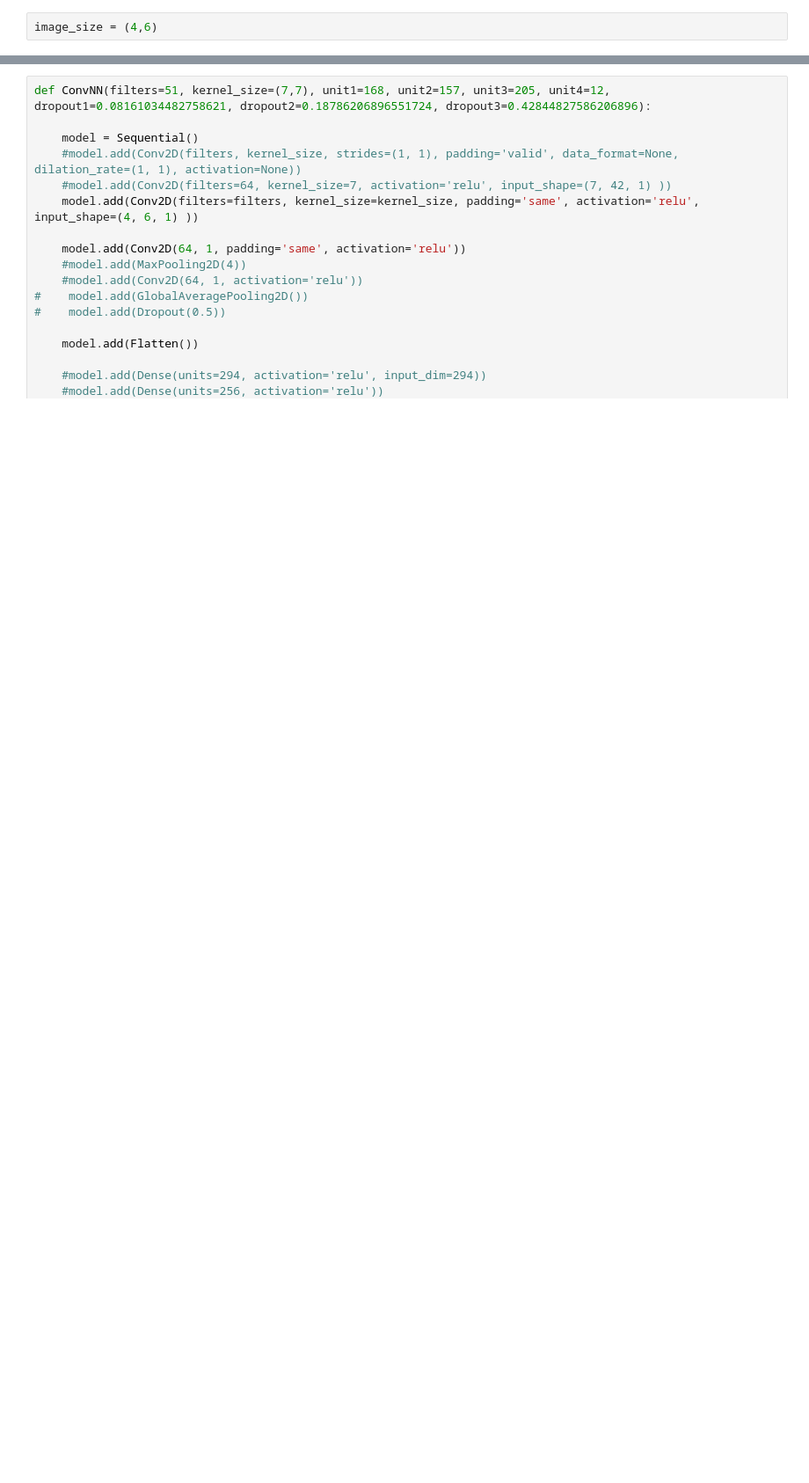
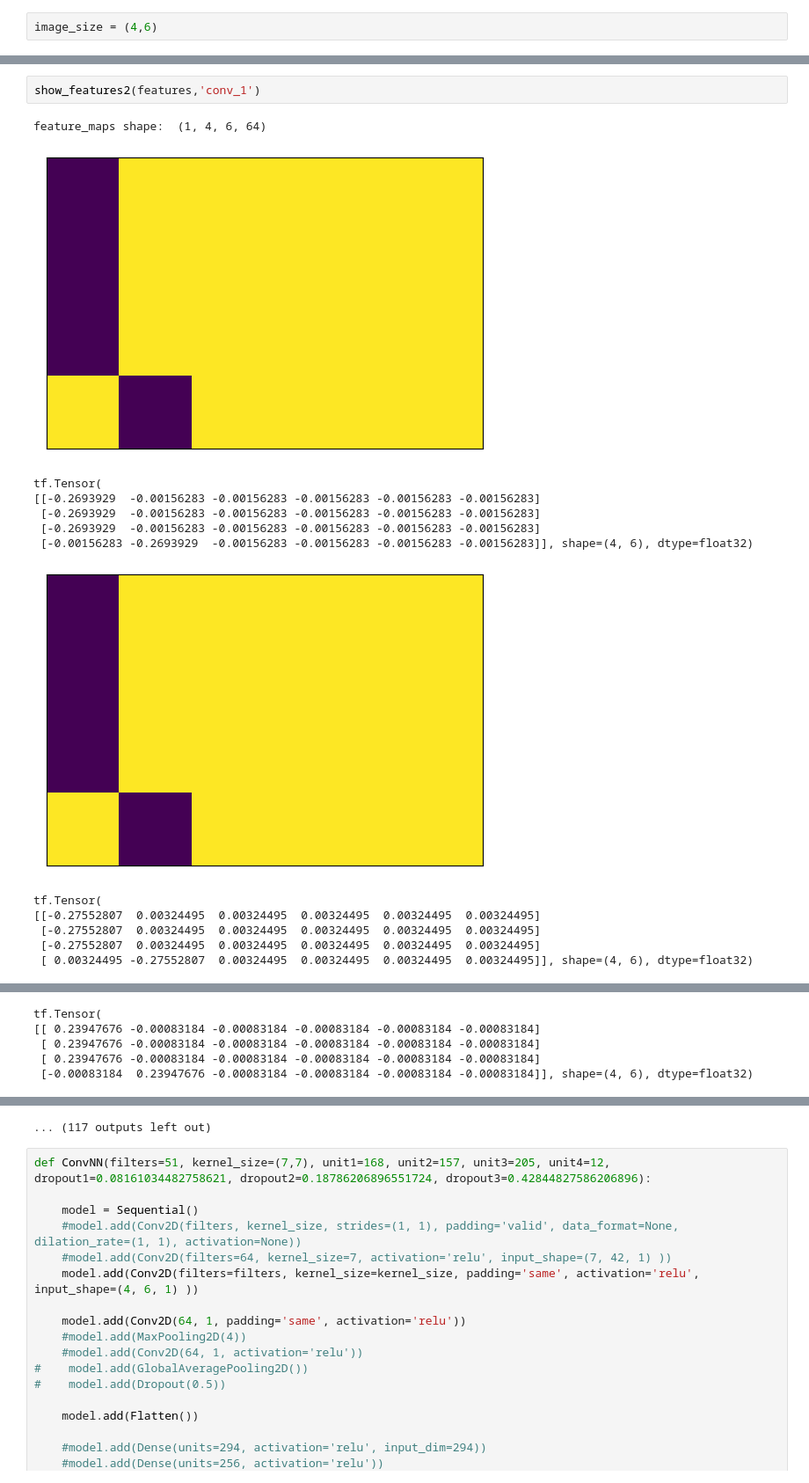
Before and after one commit to PichiBrihuega/Substituent-Neural-Network, a Jupyter notebook: Notebooks/ManualEncoded.ipynb, the cells around one changed output, grey strips where cells are left out. Shown at 88% size. Cells and saved outputs as stored; diff of their text form; blank space fills up the shorter version.

```diff
--- a/Notebooks/ManualEncoded.ipynb
+++ b/Notebooks/ManualEncoded.ipynb
@@ -542,0 +545,16 @@ InvalidArgumentError: {{function_node __wrapped__StridedSlice_device_/job:localh
+# %%
+show_features2(features,'conv_1')
+# %% [output]
+feature_maps shape:  (1, 4, 6, 64)
+[figure, added]
+tf.Tensor(
+[[-0.2693929  -0.00156283 -0.00156283 -0.00156283 -0.00156283 -0.00156283]
+ [-0.2693929  -0.00156283 -0.00156283 -0.00156283 -0.00156283 -0.00156283]
+ [-0.2693929  -0.00156283 -0.00156283 -0.00156283 -0.00156283 -0.00156283]
+ [-0.00156283 -0.2693929  -0.00156283 -0.00156283 -0.00156283 -0.00156283]], shape=(4, 6), dtype=float32)
+[figure, added]
+tf.Tensor(
+[[-0.27552807  0.00324495  0.00324495  0.00324495  0.00324495  0.00324495]
+ [-0.27552807  0.00324495  0.00324495  0.00324495  0.00324495  0.00324495]
+ [-0.27552807  0.00324495  0.00324495  0.00324495  0.00324495  0.00324495]
+ [ 0.00324495 -0.27552807  0.00324495  0.00324495  0.00324495  0.00324495]], shape=(4, 6), dtype=float32)
@@ -542,0 +562,5 @@ InvalidArgumentError: {{function_node __wrapped__StridedSlice_device_/job:localh
+tf.Tensor(
+[[ 0.23947676 -0.00083184 -0.00083184 -0.00083184 -0.00083184 -0.00083184]
+ [ 0.23947676 -0.00083184 -0.00083184 -0.00083184 -0.00083184 -0.00083184]
+ [ 0.23947676 -0.00083184 -0.00083184 -0.00083184 -0.00083184 -0.00083184]
+ [-0.00083184  0.23947676 -0.00083184 -0.00083184 -0.00083184 -0.00083184]], shape=(4, 6), dtype=float32)
@@ -543,3 +580,4 @@ InvalidArgumentError: {{function_node __wrapped__StridedSlice_device_/job:localh
+... (117 outputs left out)
 # %%
 def ConvNN(filters=51, kernel_size=(7,7), unit1=168, unit2=157, unit3=205, unit4=12, dropout1=0.08161034482758621, dropout2=0.18786206896551724, dropout3=0.42844827586206896):
 
```
Also changed, not shown: parts of 8 cells of this notebook.
